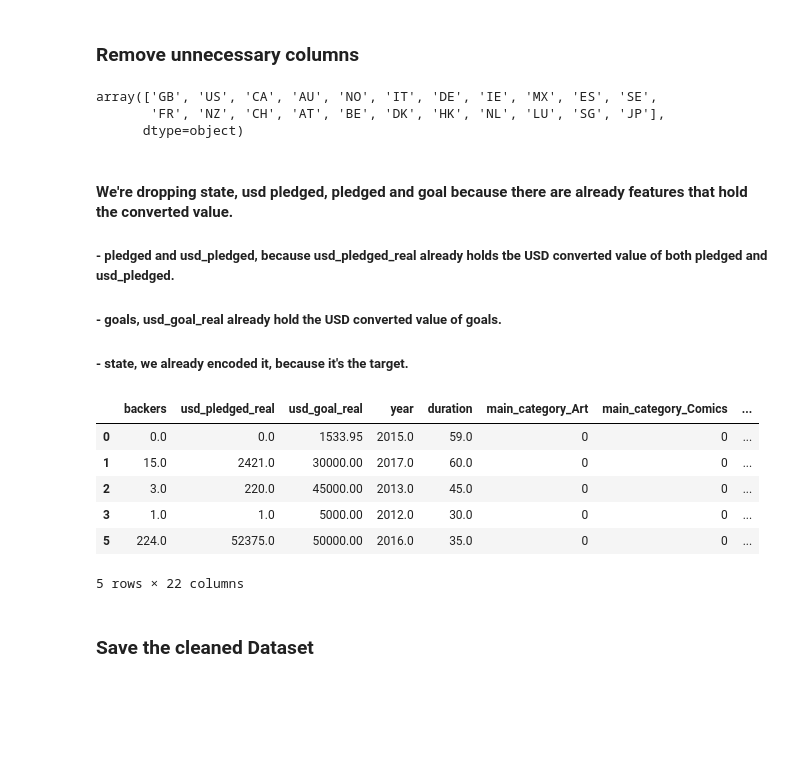
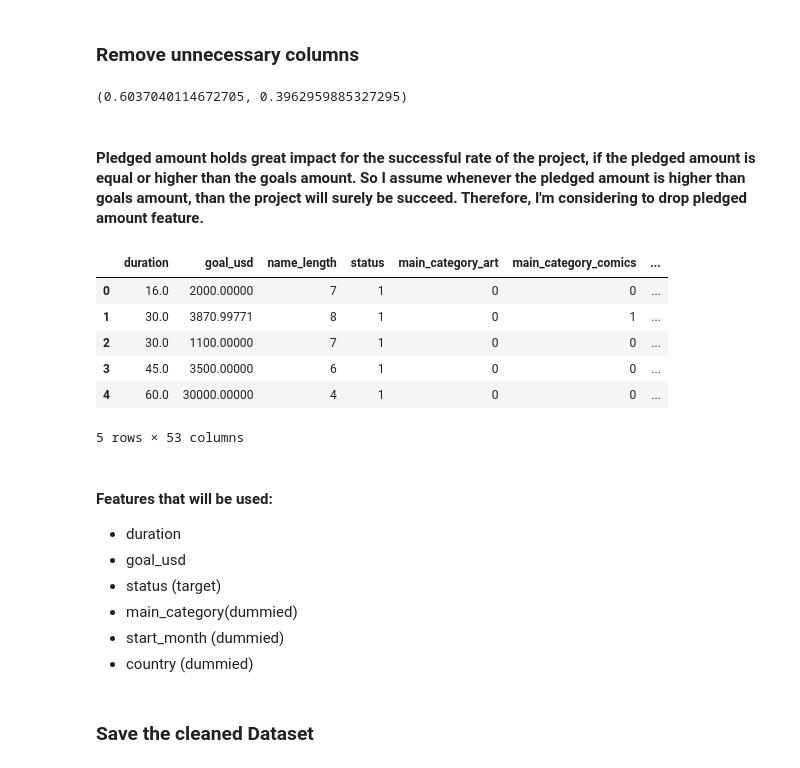
Before and after one commit to stvnc/JCDS07_FinalProject_VincentAngelo, a Jupyter notebook: FinalProjectKickstarter.ipynb, the cells around one changed output. Saved outputs shown, nothing was run; the diff lists cells and outputs as text; code cells hidden in the pictures; blank space fills up the shorter version.

```diff
--- a/FinalProjectKickstarter.ipynb
+++ b/FinalProjectKickstarter.ipynb
@@ -451,3 +115,0 @@ ksDf[ksDf['state'] == 'undefined'] = np.NaN
-# %%
-ksDf.dropna(inplace=True)
-ksDf.isna().sum()
@@ -517,0 +282,4 @@ plt.ylim(-0.5, 25)
+# %%
+mapping = {1: 'Jan', 2: 'Feb', 3: 'Mar', 4: 'Apr', 5 : 'May', 6 : 'Jun', 7 : 'Jul', 8 : 'Aug', 9 : 'Sep',
+          10: 'Oct', 11: 'Nov', 12: 'Dec'}
+ksDf['month'] = ksDf['start_month'].replace(mapping)
@@ -517,0 +446,2 @@ plt.ylim(-0.5, 25)
+# %%
+ksDf.drop(columns=['end_month'], inplace=True)
@@ -518,27 +455,36 @@ plt.ylim(-0.5, 25)
+# %%
+dummDf = pd.get_dummies(ksDf[['main_category', 'month', 'country']])
+clDf = pd.concat([ksDf, dummDf], axis = 1)
 # %% [markdown]
 ### Remove unnecessary columns
-# %%
-clDf['country'].unique()
-# %% [output]
-array(['GB', 'US', 'CA', 'AU', 'NO', 'IT', 'DE', 'IE', 'MX', 'ES', 'SE',
-       'FR', 'NZ', 'CH', 'AT', 'BE', 'DK', 'HK', 'NL', 'LU', 'SG', 'JP'],
-      dtype=object)
-# %% [markdown]
-#### We're dropping state, usd pledged, pledged and goal because there are already features that hold the converted value.
-##### - pledged and usd_pledged, because usd_pledged_real already holds tbe USD converted value of both pledged and usd_pledged.
-##### - goals, usd_goal_real already hold the USD converted value of goals.
-##### - state, we already encoded it, because it's the target.
+# %%
+diff_success_percentage = len(ksDf[(ksDf['usd_pledged'] >= ksDf['goal_usd'])])/len(ksDf)
+diff_failed_percentage = 1 - diff_success_percentage
+
+diff_success_percentage, diff_failed_percentage
+# %% [output]
+(0.6037040114672705, 0.3962959885327295)
+# %% [markdown]
+#### Pledged amount holds great impact for the successful rate of the project, if the pledged amount is equal or higher than the goals amount. So I assume whenever the pledged amount is higher than goals amount, than the project will surely be succeed. Therefore, I'm considering to drop pledged amount feature.
 # %%
-clDf.drop(['state', 'ID', 'main_category', 'name', 'currency', 'country','usd pledged', 'category', 'deadline', 'launched', 'pledged', 'goal', 'launched_day', 'launched_month', 'encoded_days', 'deadline_date', 'launched_date'], axis = 1, inplace = True)
+clDf.drop(['state', 'id', 'city', 'launched_at', 'month', 'start_Q', 'end_Q', 'main_category', 'name', 'currency', 'country','usd_pledged', 'sub_category', 'deadline', 'start_month', 'blurb_length', 'country', 'usd_pledged'], axis = 1, inplace = True)
 clDf.head()
 # %% [output]
-|  | backers | usd_pledged_real | usd_goal_real | year | duration | main_category_Art | main_category_Comics | ... |
-| 0 | 0.0 | 0.0 | 1533.95 | 2015.0 | 59.0 | 0 | 0 | ... |
-| 1 | 15.0 | 2421.0 | 30000.00 | 2017.0 | 60.0 | 0 | 0 | ... |
-| 2 | 3.0 | 220.0 | 45000.00 | 2013.0 | 45.0 | 0 | 0 | ... |
-| 3 | 1.0 | 1.0 | 5000.00 | 2012.0 | 30.0 | 0 | 0 | ... |
-| 5 | 224.0 | 52375.0 | 50000.00 | 2016.0 | 35.0 | 0 | 0 | ... |
+|  | duration | goal_usd | name_length | status | main_category_art | main_category_comics | ... |
+| 0 | 16.0 | 2000.00000 | 7 | 1 | 0 | 0 | ... |
+| 1 | 30.0 | 3870.99771 | 8 | 1 | 0 | 1 | ... |
+| 2 | 30.0 | 1100.00000 | 7 | 1 | 0 | 0 | ... |
+| 3 | 45.0 | 3500.00000 | 6 | 1 | 0 | 0 | ... |
+| 4 | 60.0 | 30000.00000 | 4 | 1 | 0 | 0 | ... |
-5 rows × 22 columns
+5 rows × 53 columns
+# %% [markdown]
+#### Features that will be used:
+- duration
+- goal_usd
+- status (target)
+- main_category(dummied)
+- start_month (dummied)
+- country (dummied)
 # %% [markdown]
 ### Save the cleaned Dataset
 # %%
```
Also changed, not shown: parts of 81 cells of this notebook, 9 other files.
